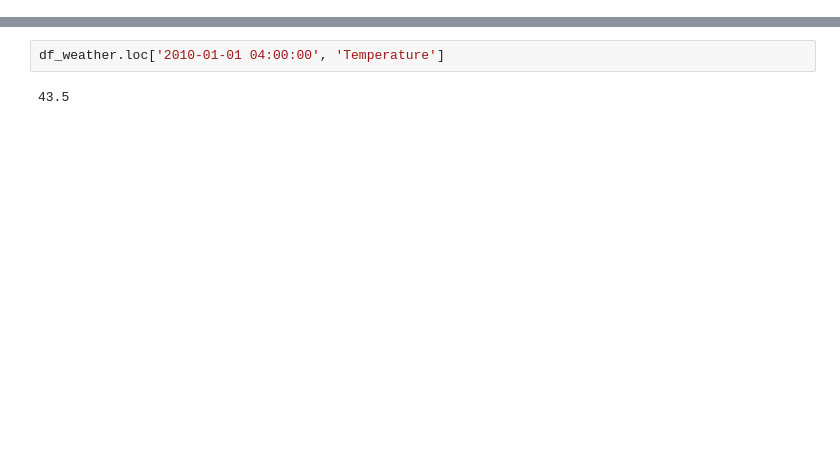
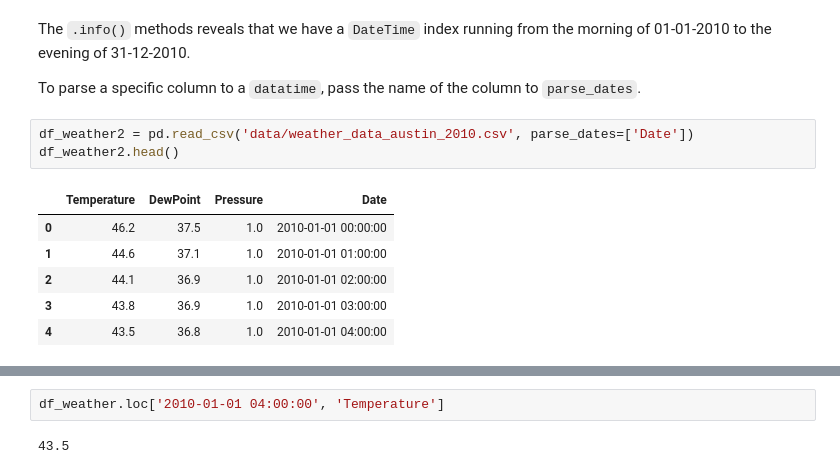
Before and after one commit to TheBoyMoe/DataScience-Repo, a Jupyter notebook: CodeAcademy-Data-Science/05-Pandas/08-dc-pandas-foundations--time-series.ipynb, the cells around one changed output, grey strips where cells are left out. Drawn from its saved outputs; the diff is of its cells as text; blank space fills up the shorter version.

```diff
--- a/CodeAcademy-Data-Science/05-Pandas/08-dc-pandas-foundations--time-series.ipynb
+++ b/CodeAcademy-Data-Science/05-Pandas/08-dc-pandas-foundations--time-series.ipynb
@@ -36,0 +38,14 @@ memory usage: 273.7 KB
+# %% [markdown]
+The `.info()` methods reveals that we have a `DateTime` index running from the morning of 01-01-2010 to the evening of 31-12-2010.
+
+To parse a specific column to a `datatime`, pass the name of the column to `parse_dates`.
+# %%
+df_weather2 = pd.read_csv('data/weather_data_austin_2010.csv', parse_dates=['Date'])
+df_weather2.head()
+# %% [output]
+|  | Temperature | DewPoint | Pressure | Date |
+| 0 | 46.2 | 37.5 | 1.0 | 2010-01-01 00:00:00 |
+| 1 | 44.6 | 37.1 | 1.0 | 2010-01-01 01:00:00 |
+| 2 | 44.1 | 36.9 | 1.0 | 2010-01-01 02:00:00 |
+| 3 | 43.8 | 36.9 | 1.0 | 2010-01-01 03:00:00 |
+| 4 | 43.5 | 36.8 | 1.0 | 2010-01-01 04:00:00 |
```
Also changed, not shown: parts of 25 cells of this notebook, 3 other files.
